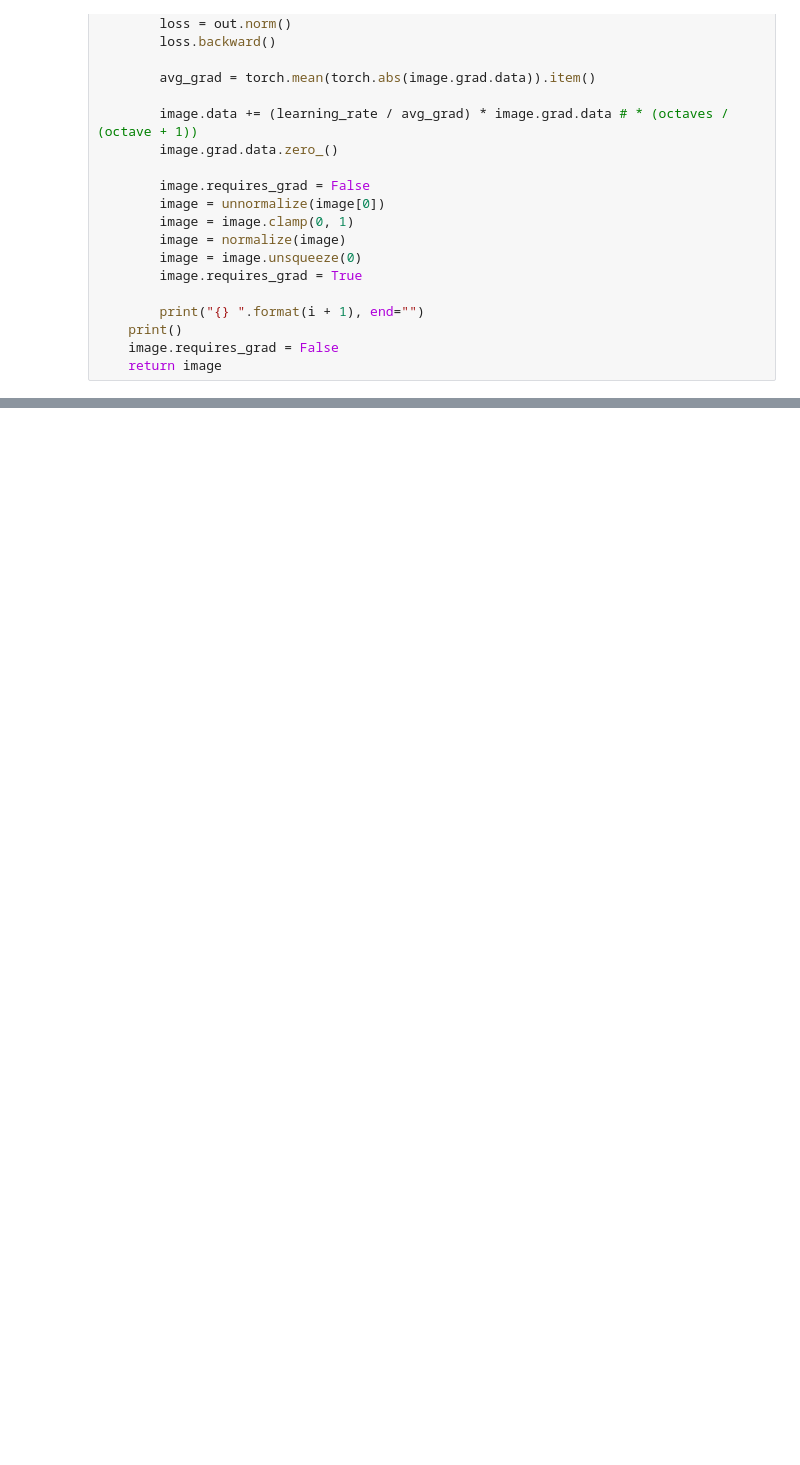
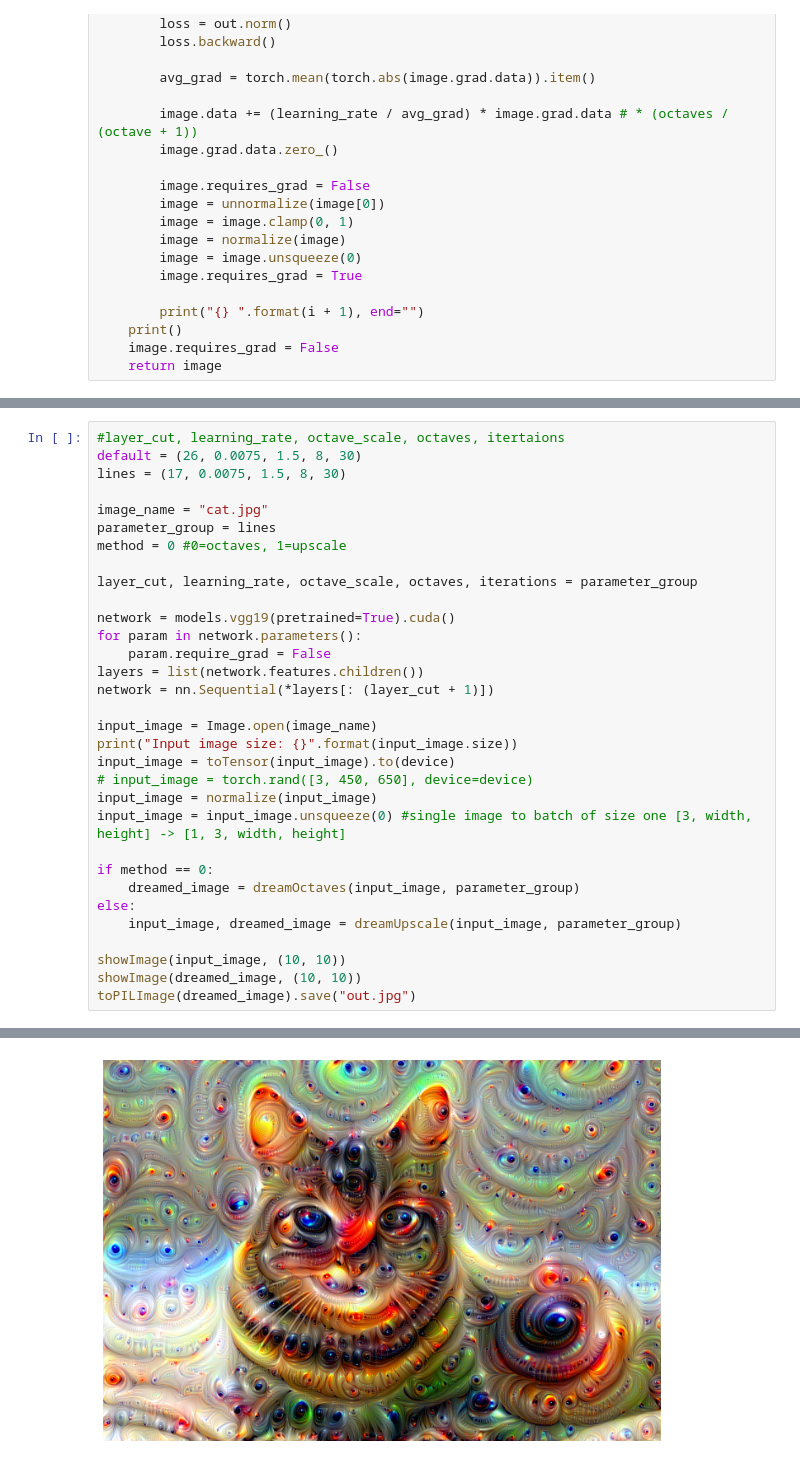
Before and after one commit to CallumFerguson/ImageProcessingFinal, a Jupyter notebook: Final.ipynb, the cells around one changed output, grey strips where cells are left out. Cells and saved outputs as stored; diff of their text form; blank space fills up the shorter version.

```diff
--- a/Final.ipynb
+++ b/Final.ipynb
@@ -158,0 +137,33 @@ octave: 8
+# %%
+#layer_cut, learning_rate, octave_scale, octaves, itertaions
+default = (26, 0.0075, 1.5, 8, 30)
+lines = (17, 0.0075, 1.5, 8, 30)
+
+image_name = "cat.jpg"
+parameter_group = lines
+method = 0 #0=octaves, 1=upscale
+
+layer_cut, learning_rate, octave_scale, octaves, iterations = parameter_group
+
+network = models.vgg19(pretrained=True).cuda()
+for param in network.parameters():
+    param.require_grad = False
+layers = list(network.features.children())
+network = nn.Sequential(*layers[: (layer_cut + 1)])
+
+input_image = Image.open(image_name)
+print("Input image size: {}".format(input_image.size))
+input_image = toTensor(input_image).to(device)
+# input_image = torch.rand([3, 450, 650], device=device)
+input_image = normalize(input_image)
+input_image = input_image.unsqueeze(0) #single image to batch of size one [3, width, height] -> [1, 3, width, height]
+
+if method == 0:
+    dreamed_image = dreamOctaves(input_image, parameter_group)
+else:
+    input_image, dreamed_image = dreamUpscale(input_image, parameter_group)
+
+showImage(input_image, (10, 10))
+showImage(dreamed_image, (10, 10))
+toPILImage(dreamed_image).save("out.jpg")
+# %% [output]
@@ -158,0 +190 @@ octave: 8
+[figure, added]
```
Also changed, not shown: parts of 3 cells of this notebook, 1 other file.
